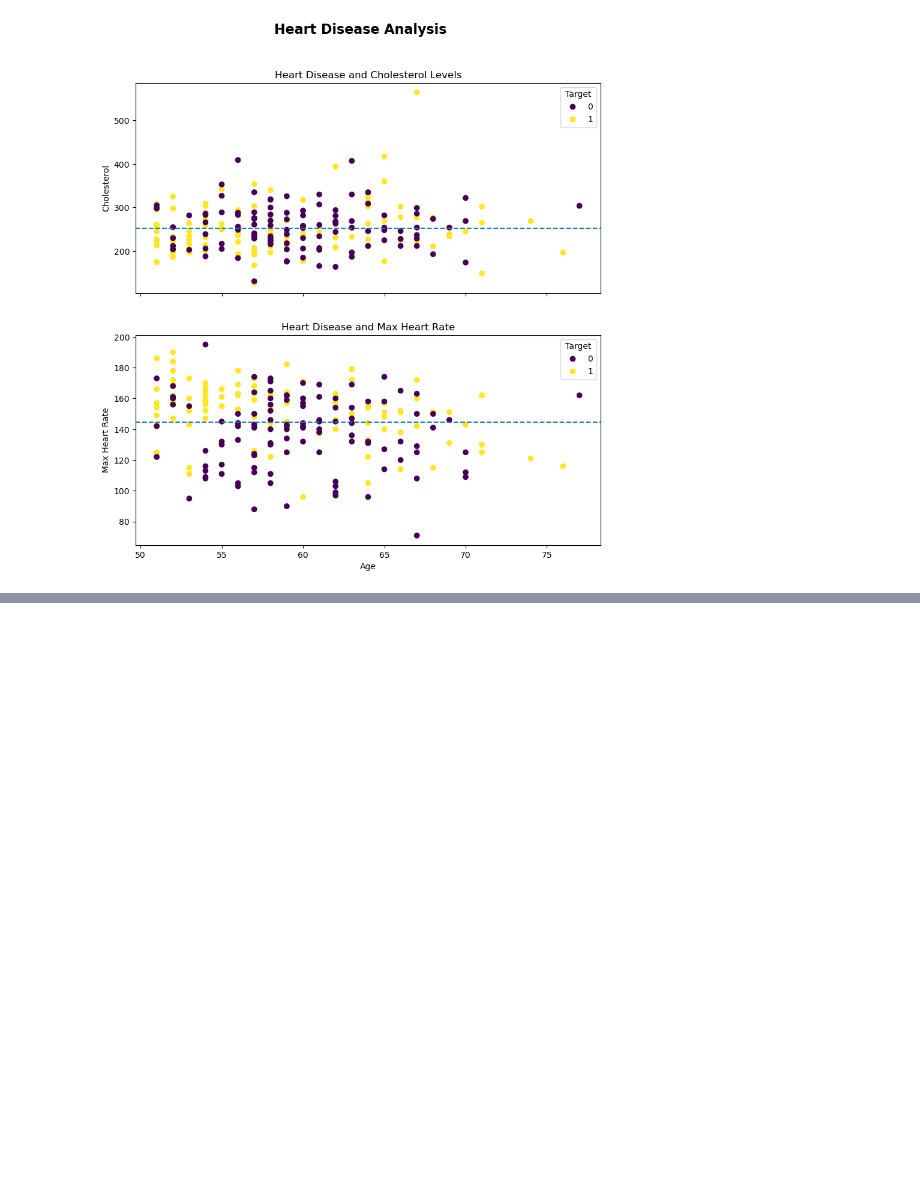
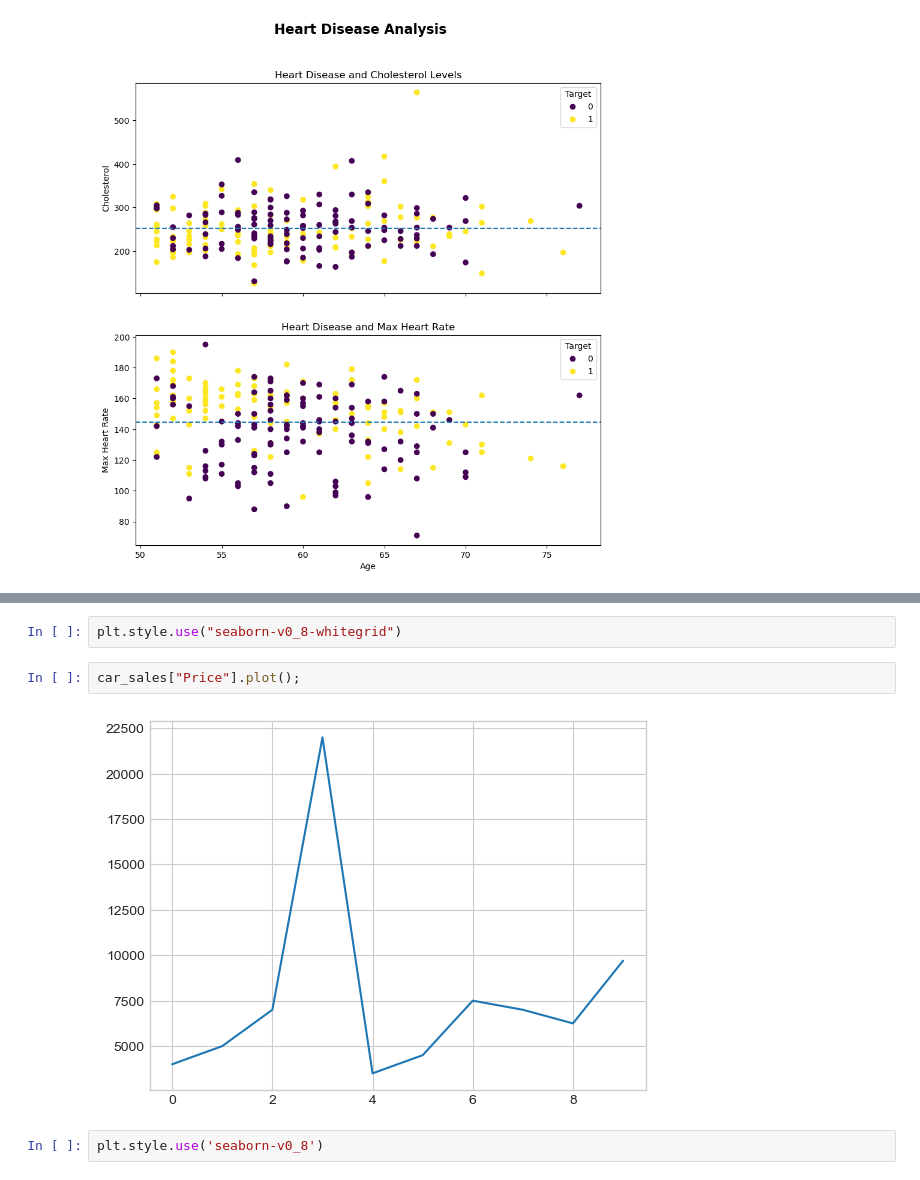
Before and after one commit to sserges/sample_project, a Jupyter notebook: intro-matplot.ipynb, the cells around one changed output, grey strips where cells are left out. Saved outputs shown, nothing was run; the diff lists cells and outputs as text; blank space fills up the shorter version.

```diff
--- a/intro-matplot.ipynb
+++ b/intro-matplot.ipynb
@@ -457,0 +486,8 @@ fig.suptitle("Heart Disease Analysis", fontsize=16, fontweight="bold");
+# %%
+plt.style.use("seaborn-v0_8-whitegrid")
+# %%
+car_sales["Price"].plot();
+# %% [output]
+[figure, added]
+# %%
+plt.style.use('seaborn-v0_8')
```
Also changed, not shown: parts of 18 cells of this notebook.
